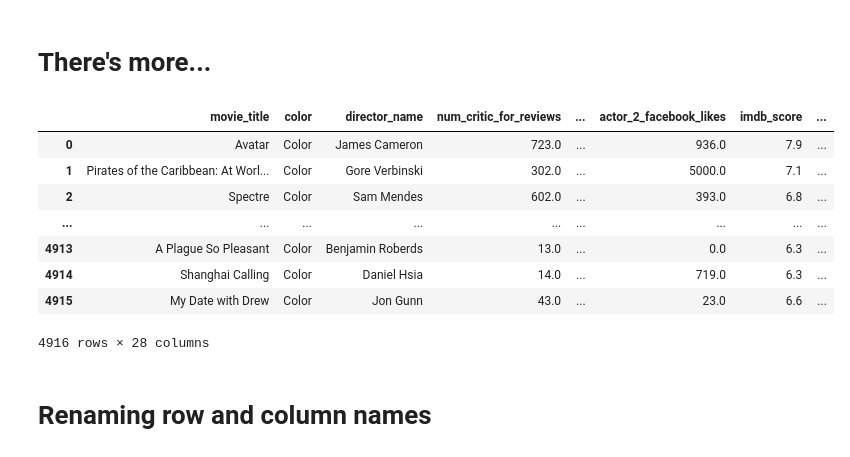
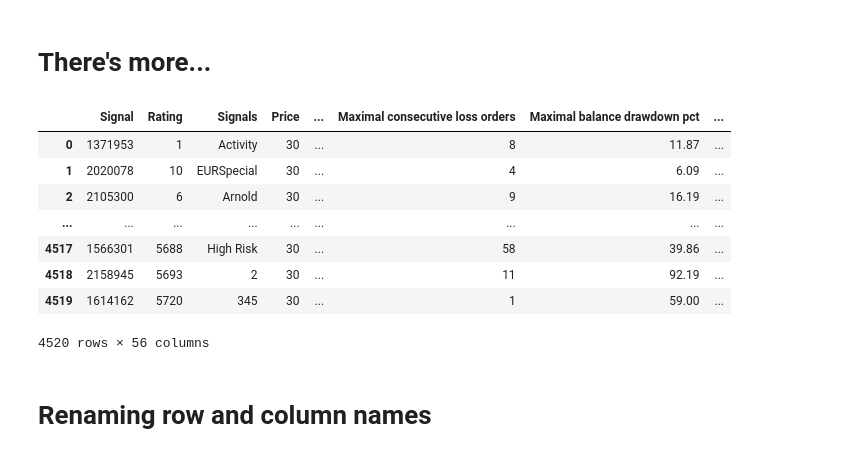
Before and after one commit to spideynolove/pandas-cookbook, a Jupyter notebook: laboratory/Chapter 01 Pandas Foundations.ipynb, the cells around one changed output. Drawn from its saved outputs; the diff is of its cells as text; code cells hidden in the pictures.

```diff
--- a/laboratory/Chapter 01 Pandas Foundations.ipynb
+++ b/laboratory/Chapter 01 Pandas Foundations.ipynb
@@ -22,5 +22,5 @@ import numpy as np
 # %%
 # pd.set_option('max_columns', 8, 'max_rows', 10)
 pd.set_option('display.max_columns', 8)
-pd.set_option('display.max_rows', 10)
+pd.set_option('display.max_rows', 21)
 # %%
@@ -695,2 +898,2 @@ movie2
 # %%
-pd.read_csv('data/movie.csv', index_col='movie_title')
+signals = pd.read_csv('data/mql5_signals_mt4.csv', index_col='Signal')
@@ -708,17 +900,17 @@ pd.read_csv('data/movie.csv', index_col='movie_title')
 # %% [markdown]
 # There's more...
 # %%
-movie2.reset_index()
+signals.reset_index()
 # %% [output]
-|  | movie_title | color | director_name | num_critic_for_reviews | ... | actor_2_facebook_likes | imdb_score | ... |
-| 0 | Avatar | Color | James Cameron | 723.0 | ... | 936.0 | 7.9 | ... |
-| 1 | Pirates of the Caribbean: At Worl... | Color | Gore Verbinski | 302.0 | ... | 5000.0 | 7.1 | ... |
-| 2 | Spectre | Color | Sam Mendes | 602.0 | ... | 393.0 | 6.8 | ... |
+|  | Signal | Rating | Signals | Price | ... | Maximal consecutive loss orders | Maximal balance drawdown pct | ... |
+| 0 | 1371953 | 1 | Activity | 30 | ... | 8 | 11.87 | ... |
+| 1 | 2020078 | 10 | EURSpecial | 30 | ... | 4 | 6.09 | ... |
+| 2 | 2105300 | 6 | Arnold | 30 | ... | 9 | 16.19 | ... |
 | ... | ... | ... | ... | ... | ... | ... | ... | ... |
-| 4913 | A Plague So Pleasant | Color | Benjamin Roberds | 13.0 | ... | 0.0 | 6.3 | ... |
-| 4914 | Shanghai Calling | Color | Daniel Hsia | 14.0 | ... | 719.0 | 6.3 | ... |
-| 4915 | My Date with Drew | Color | Jon Gunn | 43.0 | ... | 23.0 | 6.6 | ... |
+| 4517 | 1566301 | 5688 | High Risk | 30 | ... | 58 | 39.86 | ... |
+| 4518 | 2158945 | 5693 | 2 | 30 | ... | 11 | 92.19 | ... |
+| 4519 | 1614162 | 5720 | 345 | 30 | ... | 1 | 59.00 | ... |
-4916 rows × 28 columns
+4520 rows × 56 columns
 # %% [markdown]
 # Renaming row and column names
 # %%
```
Also changed, not shown: parts of 153 cells of this notebook, 1 other file.
